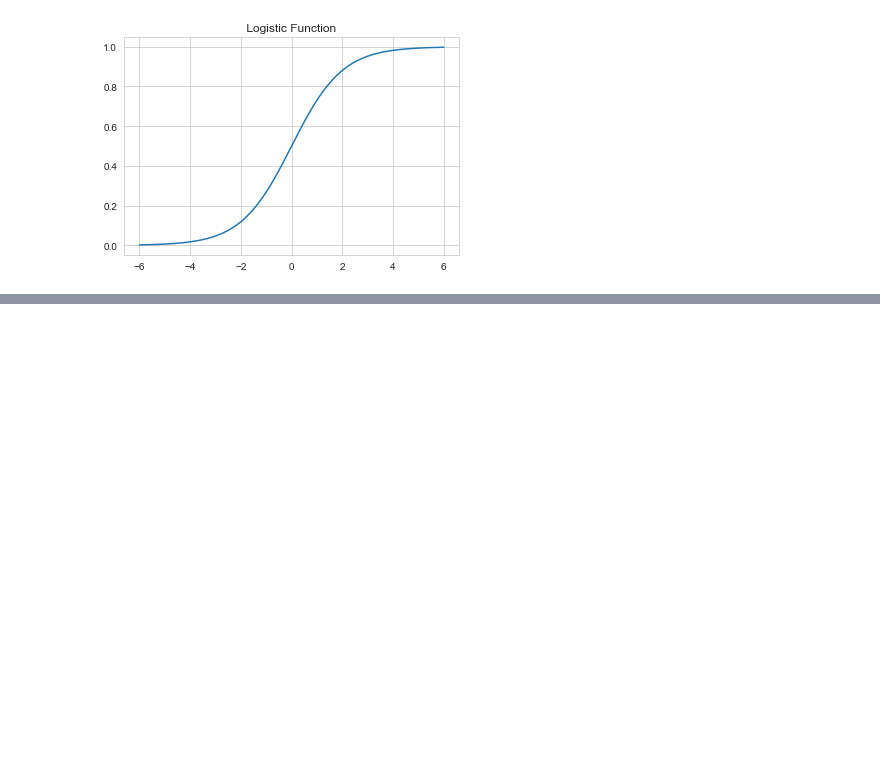
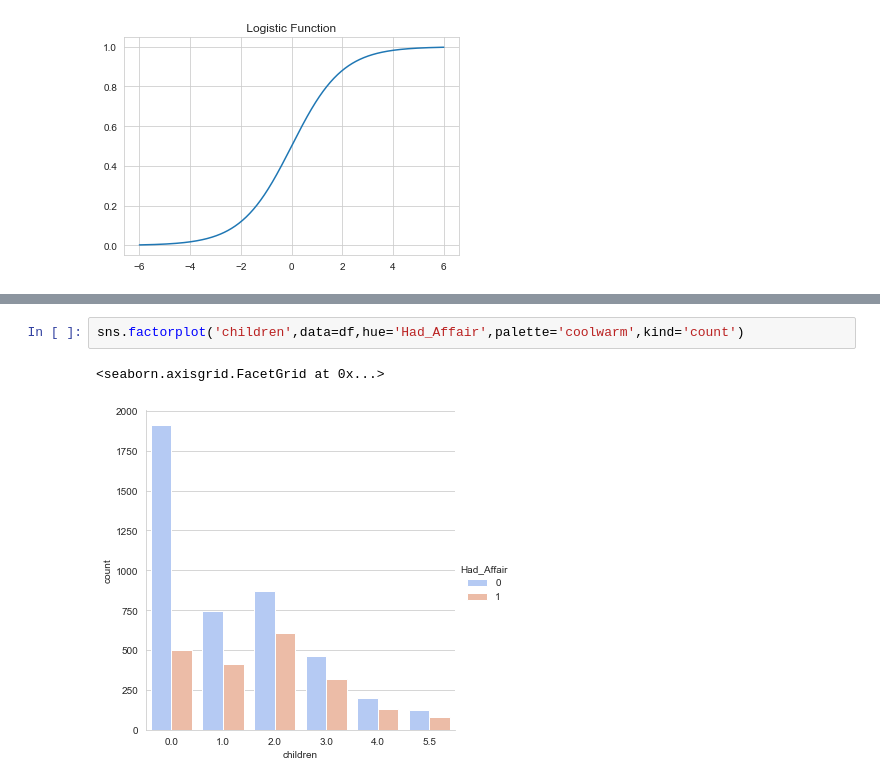
Before and after one commit to locspoc/data_analysis_and_visualisation, a Jupyter notebook: logistic-regression/Supervised Learning - Logistic Regression Example Project.ipynb, the cells around one changed output, grey strips where cells are left out. Cells and saved outputs as stored; diff of their text form; blank space fills up the shorter version.

```diff
--- a/logistic-regression/Supervised Learning - Logistic Regression Example Project.ipynb
+++ b/logistic-regression/Supervised Learning - Logistic Regression Example Project.ipynb
@@ -64,0 +176,5 @@ Text(0.5, 1.0, ' Logistic Function ')
+# %%
+sns.factorplot('children',data=df,hue='Had_Affair',palette='coolwarm',kind='count')
+# %% [output]
+<seaborn.axisgrid.FacetGrid at 0x...>
+[figure, added]
```
Also changed, not shown: parts of 15 cells of this notebook.
